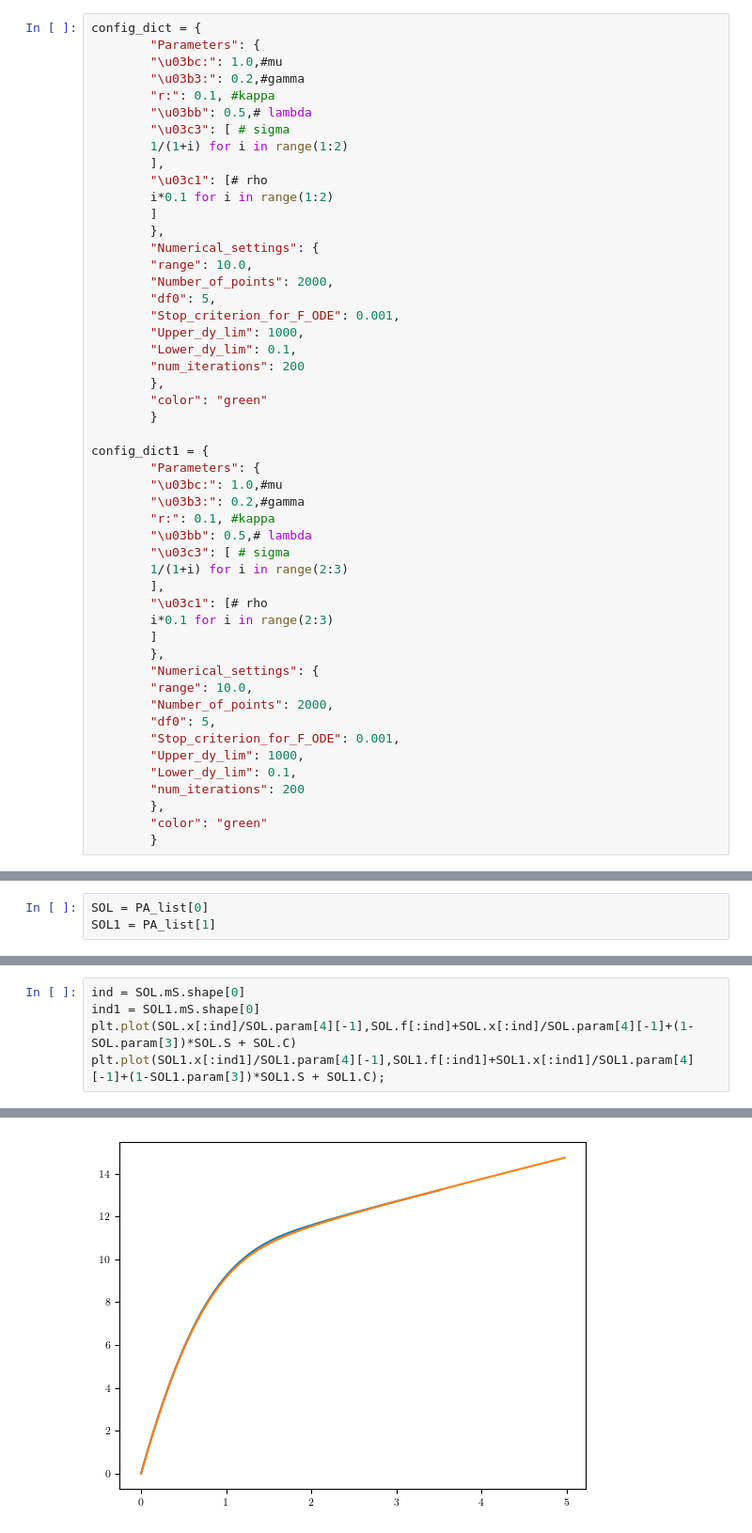
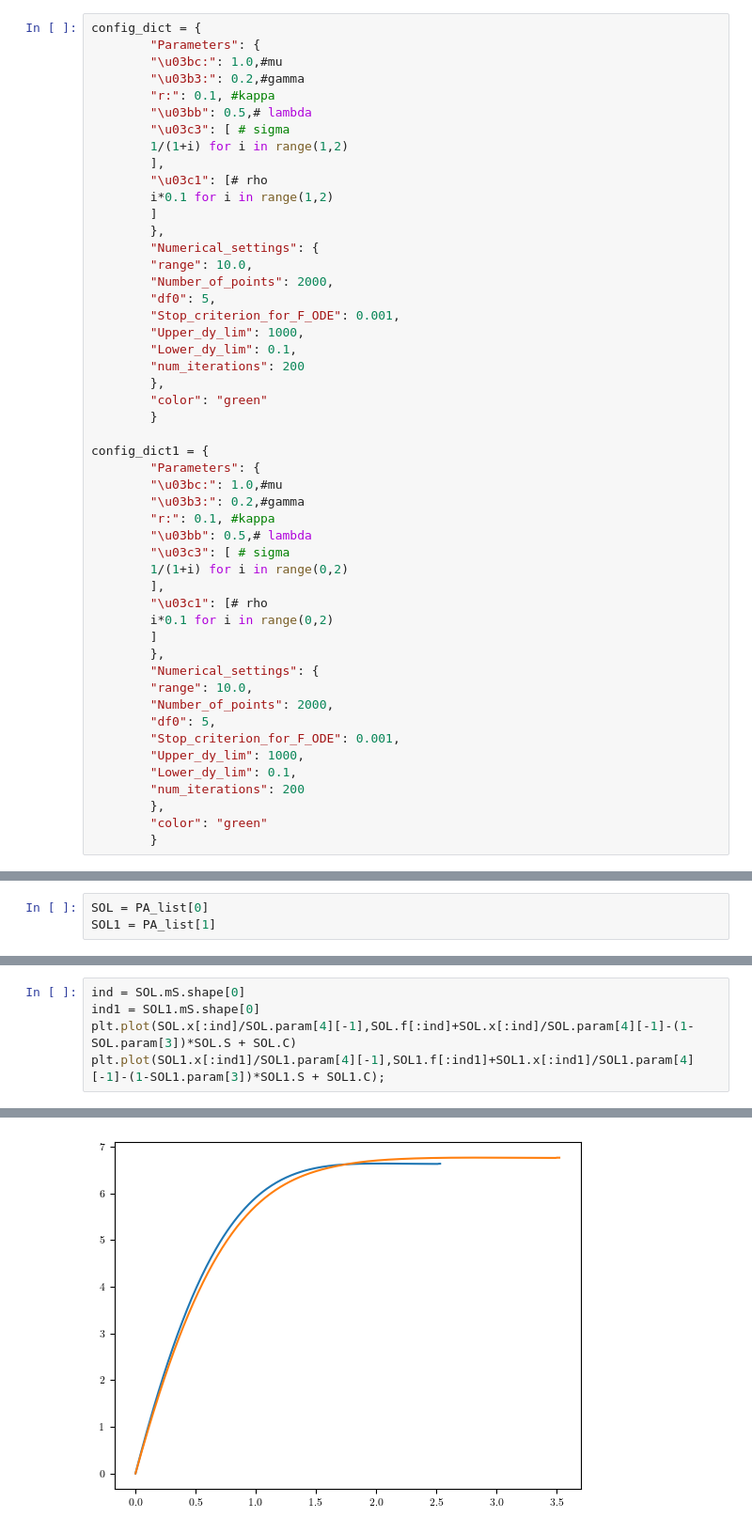
Before and after one commit to arashfahim/Corporate-Governance-and-Asset-Pricing, a Jupyter notebook: Notebook_cost_bond.ipynb, the cells around one changed output, grey strips where cells are left out. Shown: that part at 94% size. Drawn from its saved outputs; the diff is of its cells as text.

```diff
--- a/Notebook_cost_bond.ipynb
+++ b/Notebook_cost_bond.ipynb
@@ -28,10 +28,10 @@ config_dict = {
         "r:": 0.1, #kappa
         "\u03bb": 0.5,# lambda
         "\u03c3": [ # sigma
-        1/(1+i) for i in range(1:2)
+        1/(1+i) for i in range(1,2)
         ],
         "\u03c1": [# rho
-        i*0.1 for i in range(1:2)
+        i*0.1 for i in range(1,2)
         ]
         },
         "Numerical_settings": {
@@ -53,10 +53,10 @@ config_dict1 = {
         "r:": 0.1, #kappa
         "\u03bb": 0.5,# lambda
         "\u03c3": [ # sigma
-        1/(1+i) for i in range(2:3)
+        1/(1+i) for i in range(0,2)
         ],
         "\u03c1": [# rho
-        i*0.1 for i in range(2:3)
+        i*0.1 for i in range(0,2)
         ]
         },
         "Numerical_settings": {
@@ -130,6 +165,6 @@ NameError: name 'SOL' is not defined
 # %%
 ind = SOL.mS.shape[0]
 ind1 = SOL1.mS.shape[0]
-plt.plot(SOL.x[:ind]/SOL.param[4][-1],SOL.f[:ind]+SOL.x[:ind]/SOL.param[4][-1]+(1-SOL.param[3])*SOL.S + SOL.C)
-plt.plot(SOL1.x[:ind1]/SOL1.param[4][-1],SOL1.f[:ind1]+SOL1.x[:ind1]/SOL1.param[4][-1]+(1-SOL1.param[3])*SOL1.S + SOL1.C);
+plt.plot(SOL.x[:ind]/SOL.param[4][-1],SOL.f[:ind]+SOL.x[:ind]/SOL.param[4][-1]-(1-SOL.param[3])*SOL.S + SOL.C)
+plt.plot(SOL1.x[:ind1]/SOL1.param[4][-1],SOL1.f[:ind1]+SOL1.x[:ind1]/SOL1.param[4][-1]-(1-SOL1.param[3])*SOL1.S + SOL1.C);
 # %% [output]
@@ -137 +171 @@ plt.plot(SOL1.x[:ind1]/SOL1.param[4][-1],SOL1.f[:ind1]+SOL1.x[:ind1]/SOL1.param[
-[figure, old version]
+[figure, new version]
```
Also changed, not shown: parts of 9 cells of this notebook, 2 other files.
